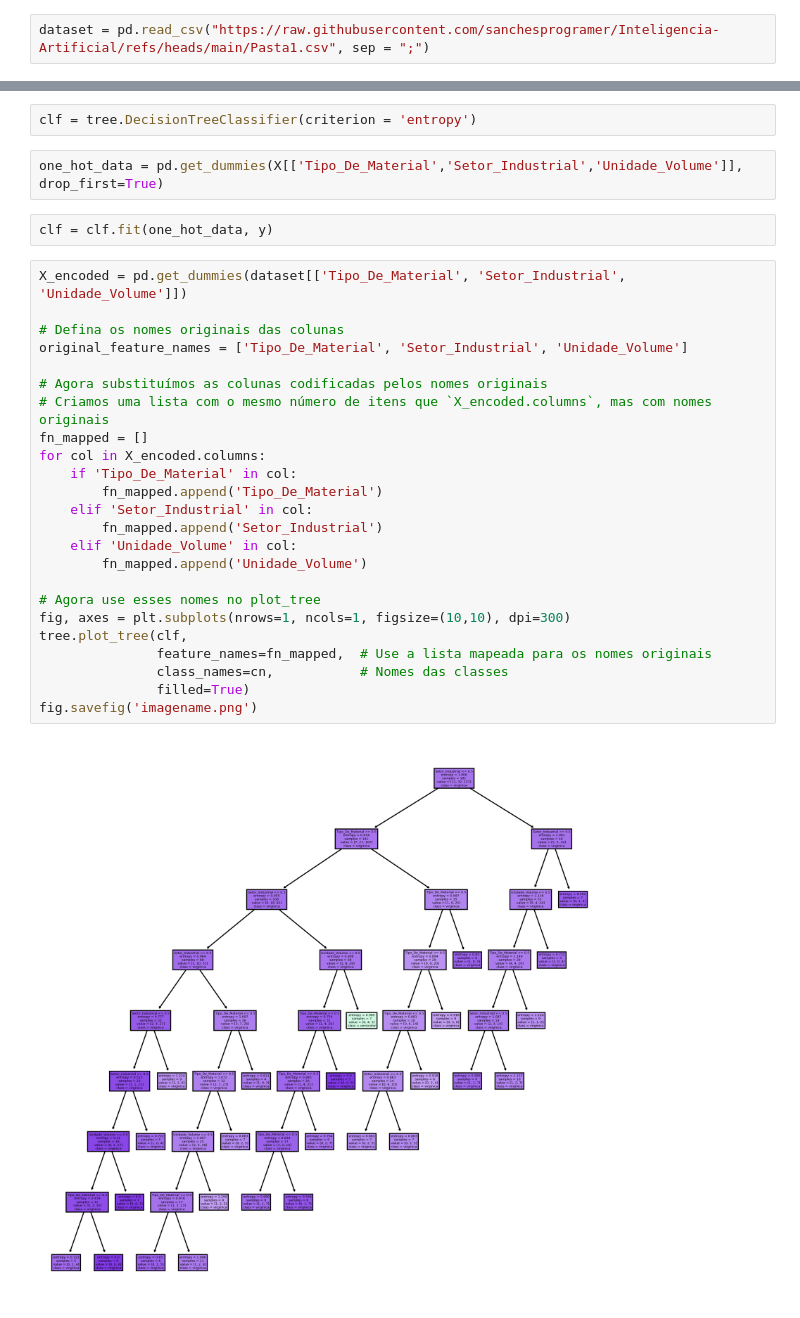
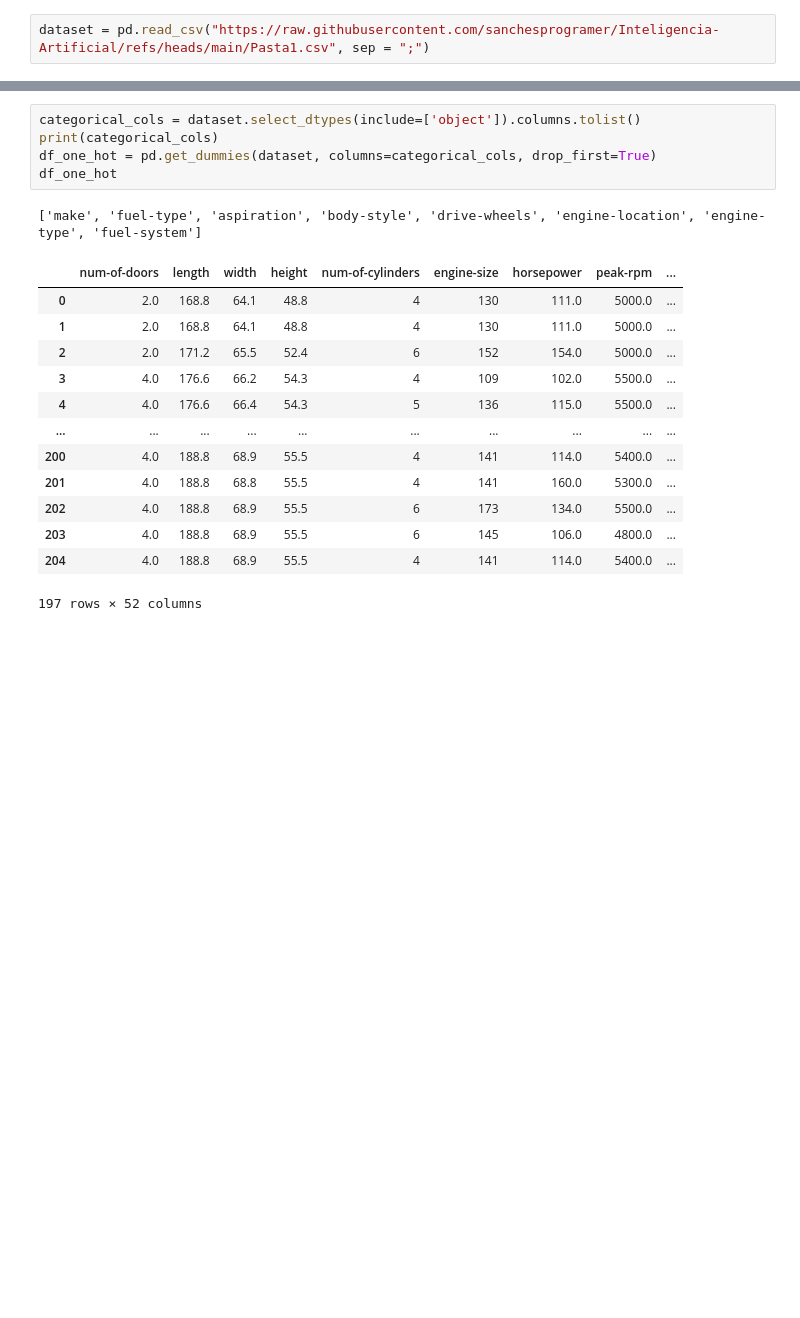
Before and after one commit to sanchesprogramer/Inteligencia-Artificial, a Jupyter notebook: Cópia_de_decision_tree.ipynb, the cells around one changed output, grey strips where cells are left out. Saved outputs shown, nothing was run; the diff lists cells and outputs as text; blank space fills up the shorter version.

```diff
--- a/Cópia_de_decision_tree.ipynb
+++ b/Cópia_de_decision_tree.ipynb
@@ -67,32 +59,20 @@ print(y)
-# %%
-clf = tree.DecisionTreeClassifier(criterion = 'entropy')
-# %%
-one_hot_data = pd.get_dummies(X[['Tipo_De_Material','Setor_Industrial','Unidade_Volume']], drop_first=True)
-# %%
-clf = clf.fit(one_hot_data, y)
-# %%
-X_encoded = pd.get_dummies(dataset[['Tipo_De_Material', 'Setor_Industrial', 'Unidade_Volume']])
-
-# Defina os nomes originais das colunas
-original_feature_names = ['Tipo_De_Material', 'Setor_Industrial', 'Unidade_Volume']
-
-# Agora substituímos as colunas codificadas pelos nomes originais
-# Criamos uma lista com o mesmo número de itens que `X_encoded.columns`, mas com nomes originais
-fn_mapped = []
-for col in X_encoded.columns:
-    if 'Tipo_De_Material' in col:
-        fn_mapped.append('Tipo_De_Material')
-    elif 'Setor_Industrial' in col:
-        fn_mapped.append('Setor_Industrial')
-    elif 'Unidade_Volume' in col:
-        fn_mapped.append('Unidade_Volume')
-
-# Agora use esses nomes no plot_tree
-fig, axes = plt.subplots(nrows=1, ncols=1, figsize=(10,10), dpi=300)
-tree.plot_tree(clf,
-               feature_names=fn_mapped,  # Use a lista mapeada para os nomes originais
-               class_names=cn,           # Nomes das classes
-               filled=True)
-fig.savefig('imagename.png')
-# %% [output]
-[figure, removed]
+# %%
+categorical_cols = dataset.select_dtypes(include=['object']).columns.tolist()
+print(categorical_cols)
+df_one_hot = pd.get_dummies(dataset, columns=categorical_cols, drop_first=True)
+df_one_hot
+# %% [output]
+['make', 'fuel-type', 'aspiration', 'body-style', 'drive-wheels', 'engine-location', 'engine-type', 'fuel-system']
+|  | num-of-doors | length | width | height | num-of-cylinders | engine-size | horsepower | peak-rpm | ... |
+| 0 | 2.0 | 168.8 | 64.1 | 48.8 | 4 | 130 | 111.0 | 5000.0 | ... |
+| 1 | 2.0 | 168.8 | 64.1 | 48.8 | 4 | 130 | 111.0 | 5000.0 | ... |
+| 2 | 2.0 | 171.2 | 65.5 | 52.4 | 6 | 152 | 154.0 | 5000.0 | ... |
+| 3 | 4.0 | 176.6 | 66.2 | 54.3 | 4 | 109 | 102.0 | 5500.0 | ... |
+| 4 | 4.0 | 176.6 | 66.4 | 54.3 | 5 | 136 | 115.0 | 5500.0 | ... |
+| ... | ... | ... | ... | ... | ... | ... | ... | ... | ... |
+| 200 | 4.0 | 188.8 | 68.9 | 55.5 | 4 | 141 | 114.0 | 5400.0 | ... |
+| 201 | 4.0 | 188.8 | 68.8 | 55.5 | 4 | 141 | 160.0 | 5300.0 | ... |
+| 202 | 4.0 | 188.8 | 68.9 | 55.5 | 6 | 173 | 134.0 | 5500.0 | ... |
+| 203 | 4.0 | 188.8 | 68.9 | 55.5 | 6 | 145 | 106.0 | 4800.0 | ... |
+| 204 | 4.0 | 188.8 | 68.9 | 55.5 | 4 | 141 | 114.0 | 5400.0 | ... |
+197 rows × 52 columns
```
Also changed, not shown: parts of 13 cells of this notebook.
